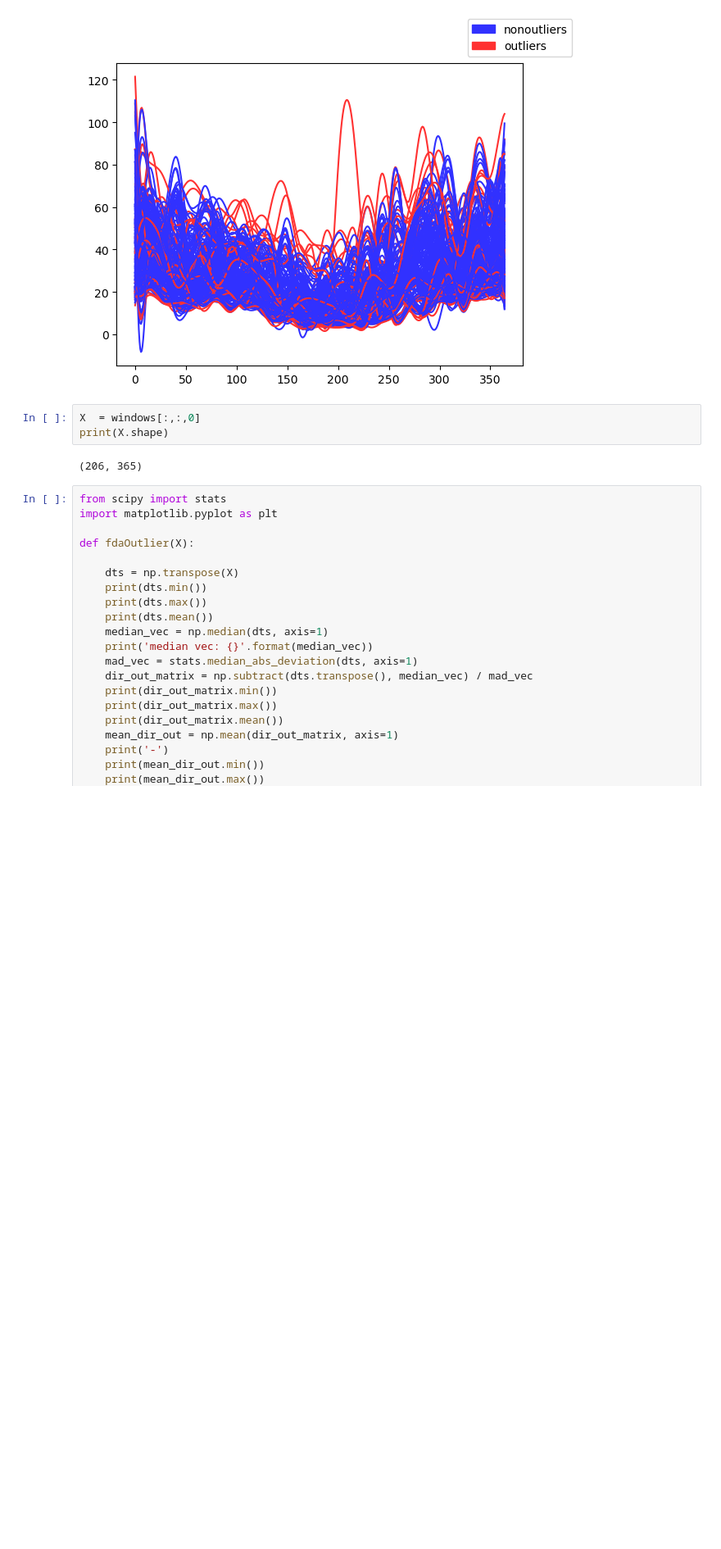
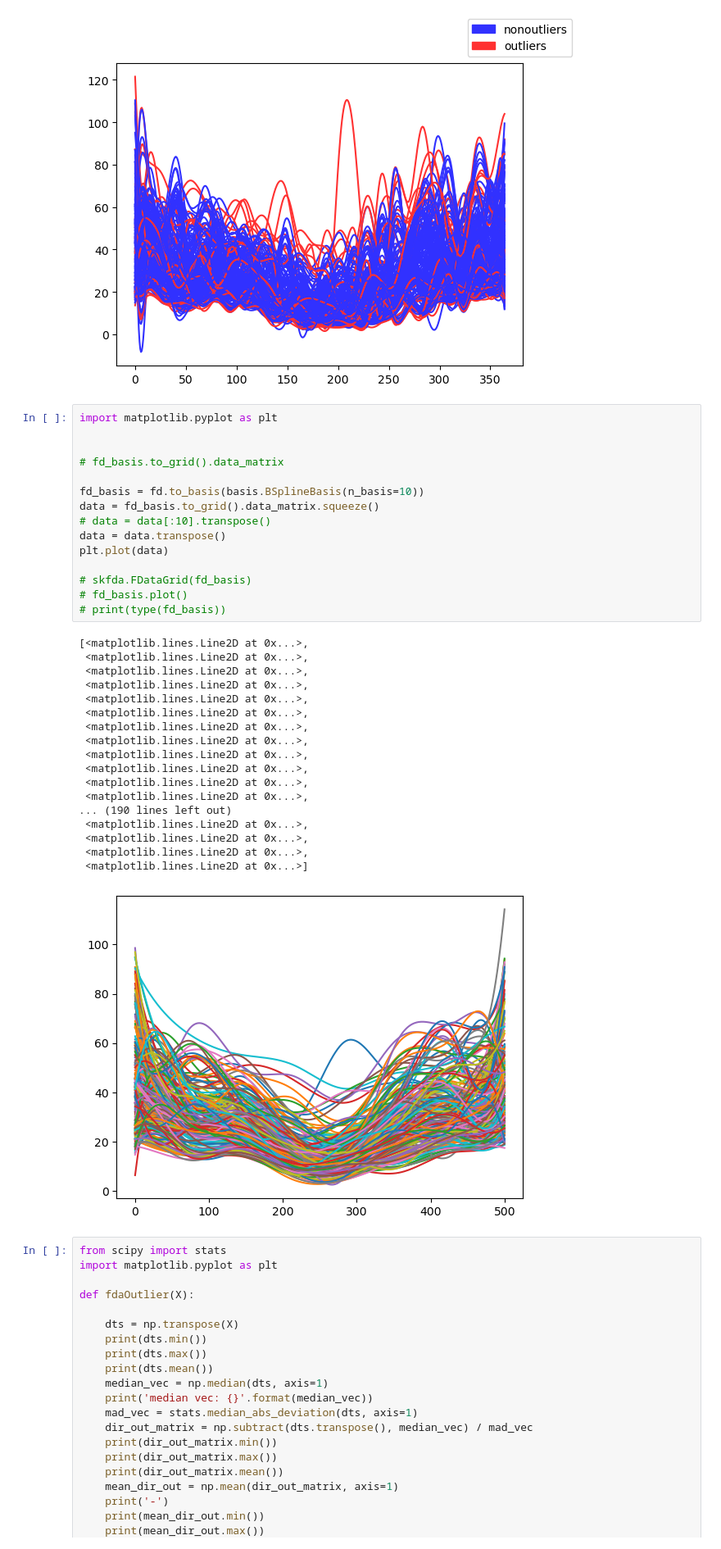
Before and after one commit to texsmv/airq_tool, a Jupyter notebook: ontario_projections_months.ipynb, the cells around one changed output. Shown at 82% size. Saved outputs shown, nothing was run; the diff lists cells and outputs as text; blank space fills up the shorter version.

```diff
--- a/ontario_projections_months.ipynb
+++ b/ontario_projections_months.ipynb
@@ -222,11 +230,40 @@ fd_basis.plot(
 # %% [output]
 [figure]
 [figure]
-# %%
-X  = windows[:,:,0]
-print(X.shape)
-# %% [output]
-(206, 365)
+# %%
+import matplotlib.pyplot as plt
+
+
+# fd_basis.to_grid().data_matrix
+
+fd_basis = fd.to_basis(basis.BSplineBasis(n_basis=10))
+data = fd_basis.to_grid().data_matrix.squeeze()
+# data = data[:10].transpose()
+data = data.transpose()
+plt.plot(data)
+
+# skfda.FDataGrid(fd_basis)
+# fd_basis.plot()
+# print(type(fd_basis))
+# %% [output]
+[<matplotlib.lines.Line2D at 0x...>,
+ <matplotlib.lines.Line2D at 0x...>,
+ <matplotlib.lines.Line2D at 0x...>,
+ <matplotlib.lines.Line2D at 0x...>,
+ <matplotlib.lines.Line2D at 0x...>,
+ <matplotlib.lines.Line2D at 0x...>,
+ <matplotlib.lines.Line2D at 0x...>,
+ <matplotlib.lines.Line2D at 0x...>,
+ <matplotlib.lines.Line2D at 0x...>,
+ <matplotlib.lines.Line2D at 0x...>,
+ <matplotlib.lines.Line2D at 0x...>,
+ <matplotlib.lines.Line2D at 0x...>,
+... (190 lines left out)
+ <matplotlib.lines.Line2D at 0x...>,
+ <matplotlib.lines.Line2D at 0x...>,
+ <matplotlib.lines.Line2D at 0x...>,
+ <matplotlib.lines.Line2D at 0x...>]
+[figure, added]
 # %%
 from scipy import stats
 import matplotlib.pyplot as plt
```
Also changed, not shown: parts of 2 cells of this notebook, 3 other files.
